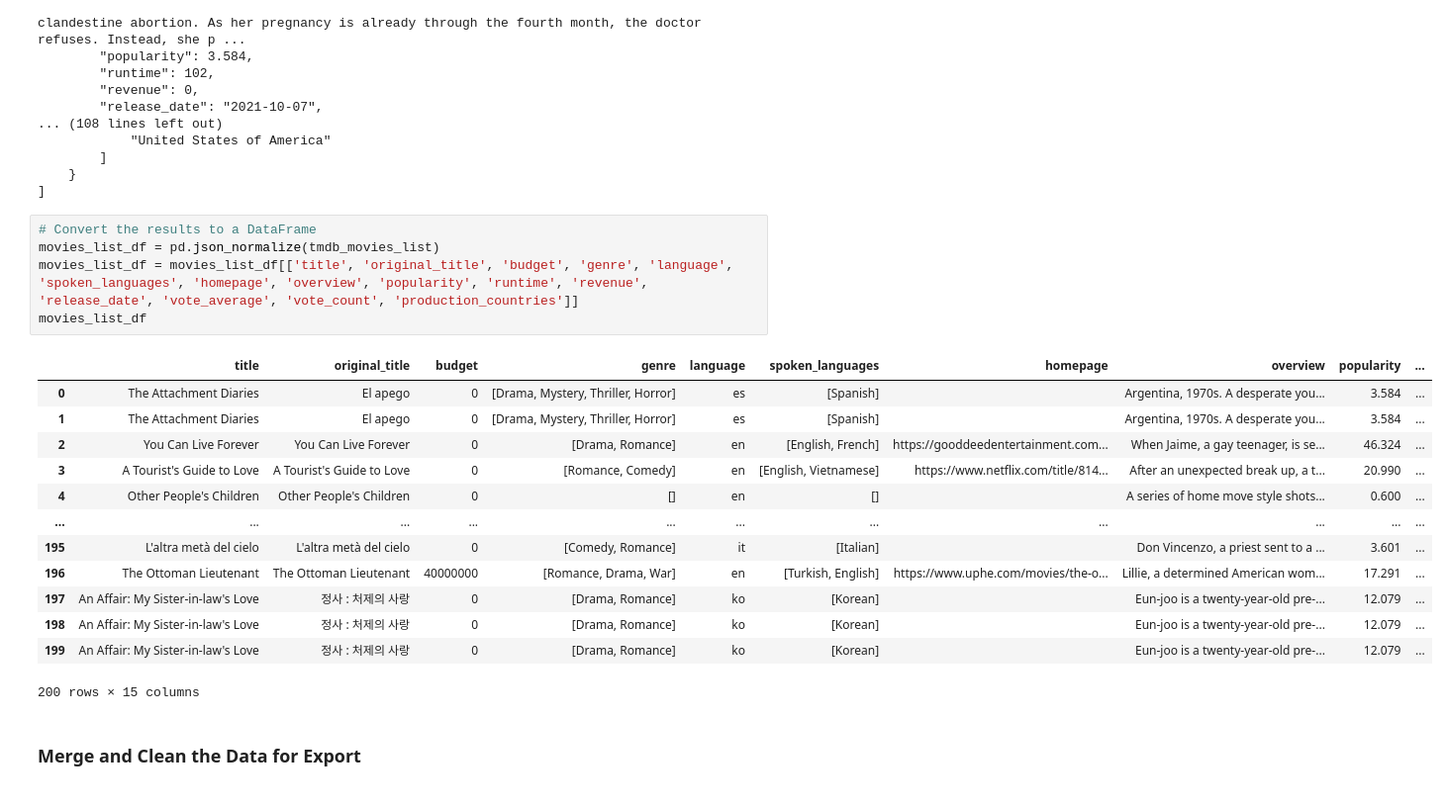
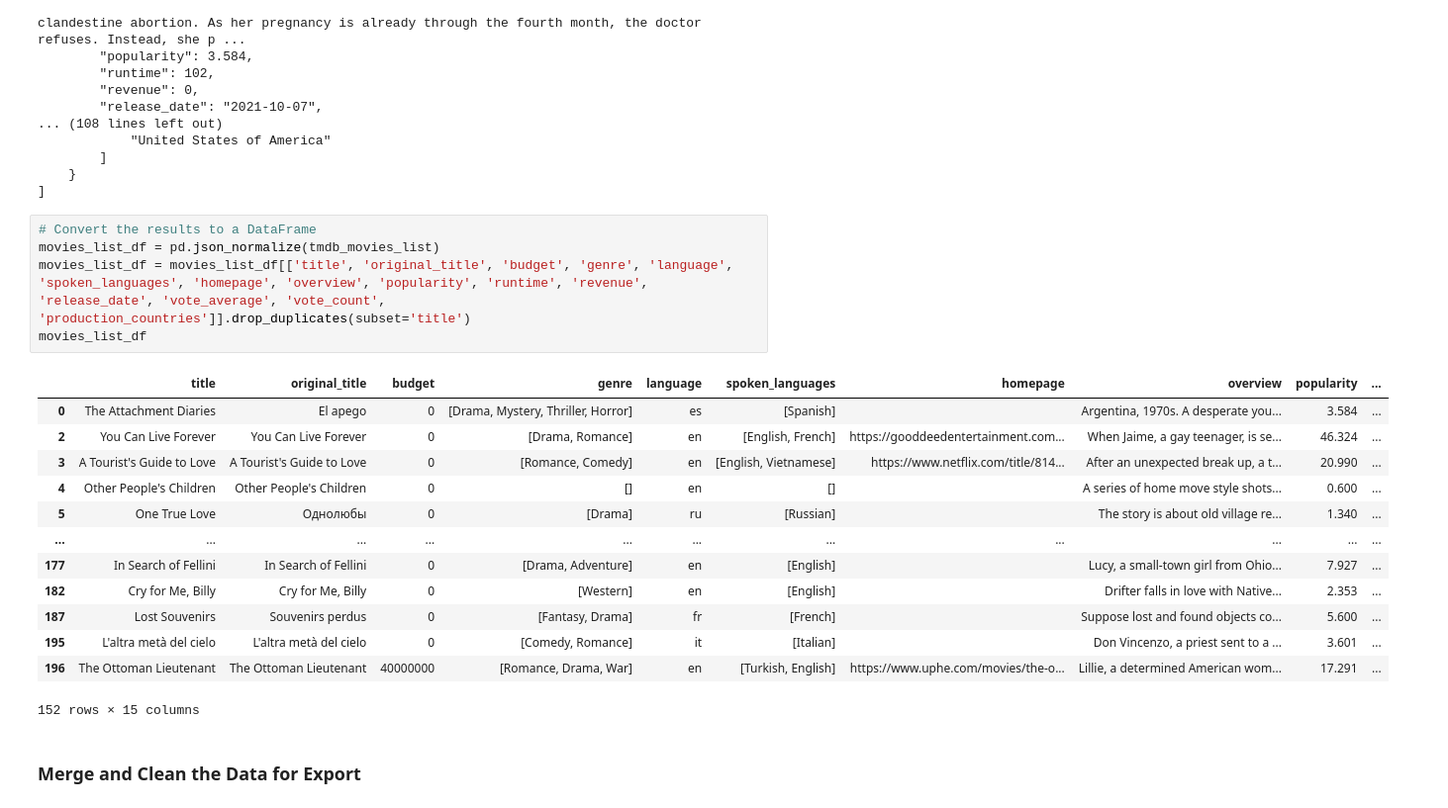
Before and after one commit to knox135/data-sourcing-challenge, a Jupyter notebook: retrieve_movie_data.ipynb, the cells around one changed output. Shown: that part at 99% size. Cells and saved outputs as stored; diff of their text form.

```diff
--- a/retrieve_movie_data.ipynb
+++ b/retrieve_movie_data.ipynb
@@ -332,22 +332,22 @@ print(formatted_movies_list)
 # %%
 # Convert the results to a DataFrame
 movies_list_df = pd.json_normalize(tmdb_movies_list)
-movies_list_df = movies_list_df[['title', 'original_title', 'budget', 'genre', 'language', 'spoken_languages', 'homepage', 'overview', 'popularity', 'runtime', 'revenue', 'release_date', 'vote_average', 'vote_count', 'production_countries']]
+movies_list_df = movies_list_df[['title', 'original_title', 'budget', 'genre', 'language', 'spoken_languages', 'homepage', 'overview', 'popularity', 'runtime', 'revenue', 'release_date', 'vote_average', 'vote_count', 'production_countries']].drop_duplicates(subset='title')
 movies_list_df
 # %% [output]
 |  | title | original_title | budget | genre | language | spoken_languages | homepage | overview | popularity | ... |
 | 0 | The Attachment Diaries | El apego | 0 | [Drama, Mystery, Thriller, Horror] | es | [Spanish] |  | Argentina, 1970s. A desperate you... | 3.584 | ... |
-| 1 | The Attachment Diaries | El apego | 0 | [Drama, Mystery, Thriller, Horror] | es | [Spanish] |  | Argentina, 1970s. A desperate you... | 3.584 | ... |
 | 2 | You Can Live Forever | You Can Live Forever | 0 | [Drama, Romance] | en | [English, French] | https://gooddeedentertainment.com... | When Jaime, a gay teenager, is se... | 46.324 | ... |
 | 3 | A Tourist's Guide to Love | A Tourist's Guide to Love | 0 | [Romance, Comedy] | en | [English, Vietnamese] | https://www.netflix.com/title/814... | After an unexpected break up, a t... | 20.990 | ... |
 | 4 | Other People's Children | Other People's Children | 0 | [] | en | [] |  | A series of home move style shots... | 0.600 | ... |
+| 5 | One True Love | Однолюбы | 0 | [Drama] | ru | [Russian] |  | The story is about old village re... | 1.340 | ... |
 | ... | ... | ... | ... | ... | ... | ... | ... | ... | ... | ... |
+| 177 | In Search of Fellini | In Search of Fellini | 0 | [Drama, Adventure] | en | [English] |  | Lucy, a small-town girl from Ohio... | 7.927 | ... |
+| 182 | Cry for Me, Billy | Cry for Me, Billy | 0 | [Western] | en | [English] |  | Drifter falls in love with Native... | 2.353 | ... |
+| 187 | Lost Souvenirs | Souvenirs perdus | 0 | [Fantasy, Drama] | fr | [French] |  | Suppose lost and found objects co... | 5.600 | ... |
 | 195 | L'altra metà del cielo | L'altra metà del cielo | 0 | [Comedy, Romance] | it | [Italian] |  | Don Vincenzo, a priest sent to a ... | 3.601 | ... |
 | 196 | The Ottoman Lieutenant | The Ottoman Lieutenant | 40000000 | [Romance, Drama, War] | en | [Turkish, English] | https://www.uphe.com/movies/the-o... | Lillie, a determined American wom... | 17.291 | ... |
-| 197 | An Affair: My Sister-in-law's Love | 정사 : 처제의 사랑 | 0 | [Drama, Romance] | ko | [Korean] |  | Eun-joo is a twenty-year-old pre-... | 12.079 | ... |
-| 198 | An Affair: My Sister-in-law's Love | 정사 : 처제의 사랑 | 0 | [Drama, Romance] | ko | [Korean] |  | Eun-joo is a twenty-year-old pre-... | 12.079 | ... |
-| 199 | An Affair: My Sister-in-law's Love | 정사 : 처제의 사랑 | 0 | [Drama, Romance] | ko | [Korean] |  | Eun-joo is a twenty-year-old pre-... | 12.079 | ... |
-200 rows × 15 columns
+152 rows × 15 columns
 # %% [markdown]
 ### Merge and Clean the Data for Export
 # %%
```
Also changed, not shown: parts of 3 cells of this notebook.
